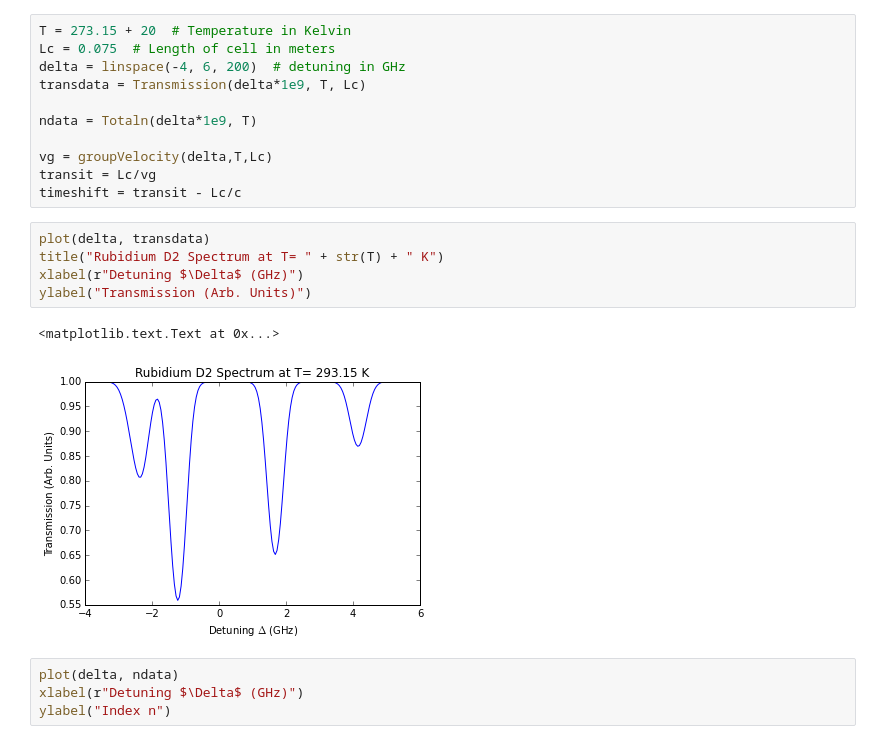
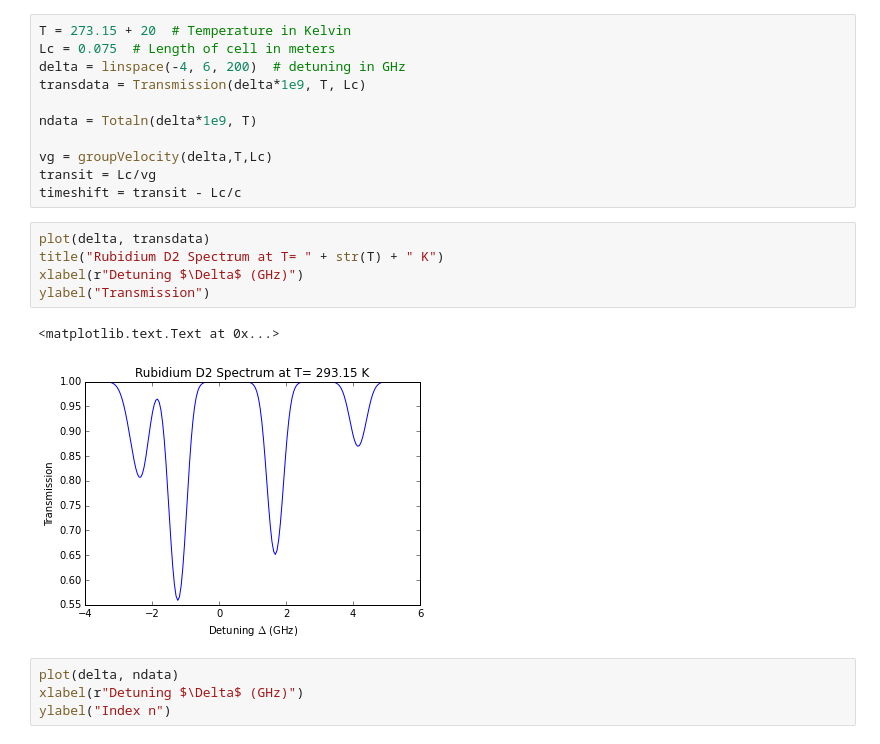
Before and after one commit to DawesLab/rubidium, a Jupyter notebook: Rubidium Vapor.ipynb, the cells around one changed output. Cells and saved outputs as stored; diff of their text form.

Commit message:
Fixed unit label on graph

```diff
--- a/Rubidium Vapor.ipynb
+++ b/Rubidium Vapor.ipynb
@@ -18,11 +18,11 @@ timeshift = transit - Lc/c
 # %%
 plot(delta, transdata)
 title("Rubidium D2 Spectrum at T= " + str(T) + " K")
 xlabel(r"Detuning $\Delta$ (GHz)")
-ylabel("Transmission (Arb. Units)")
+ylabel("Transmission")
 # %% [output]
 <matplotlib.text.Text at 0x...>
-[figure, old version]
+[figure, new version]
 # %%
 plot(delta, ndata)
 xlabel(r"Detuning $\Delta$ (GHz)")
```
